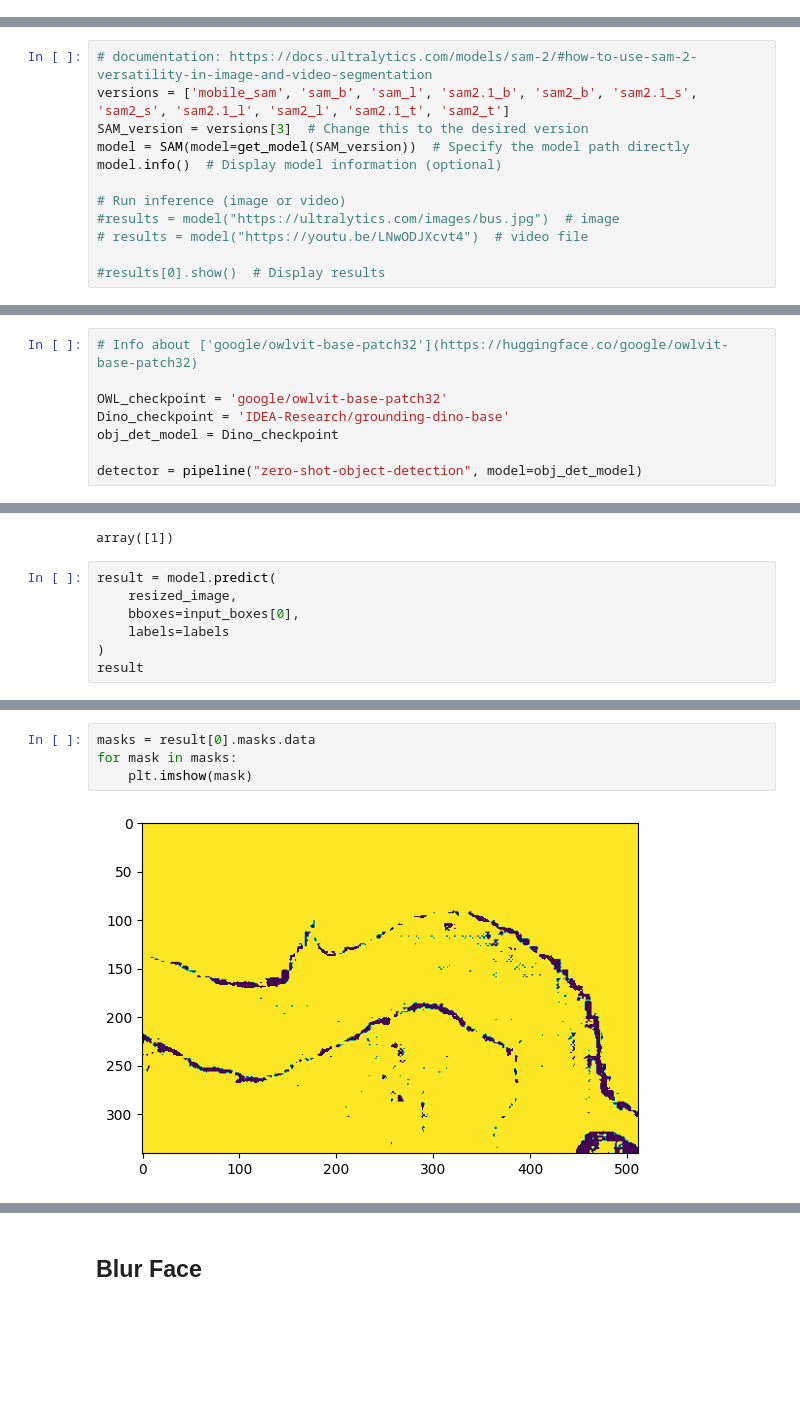
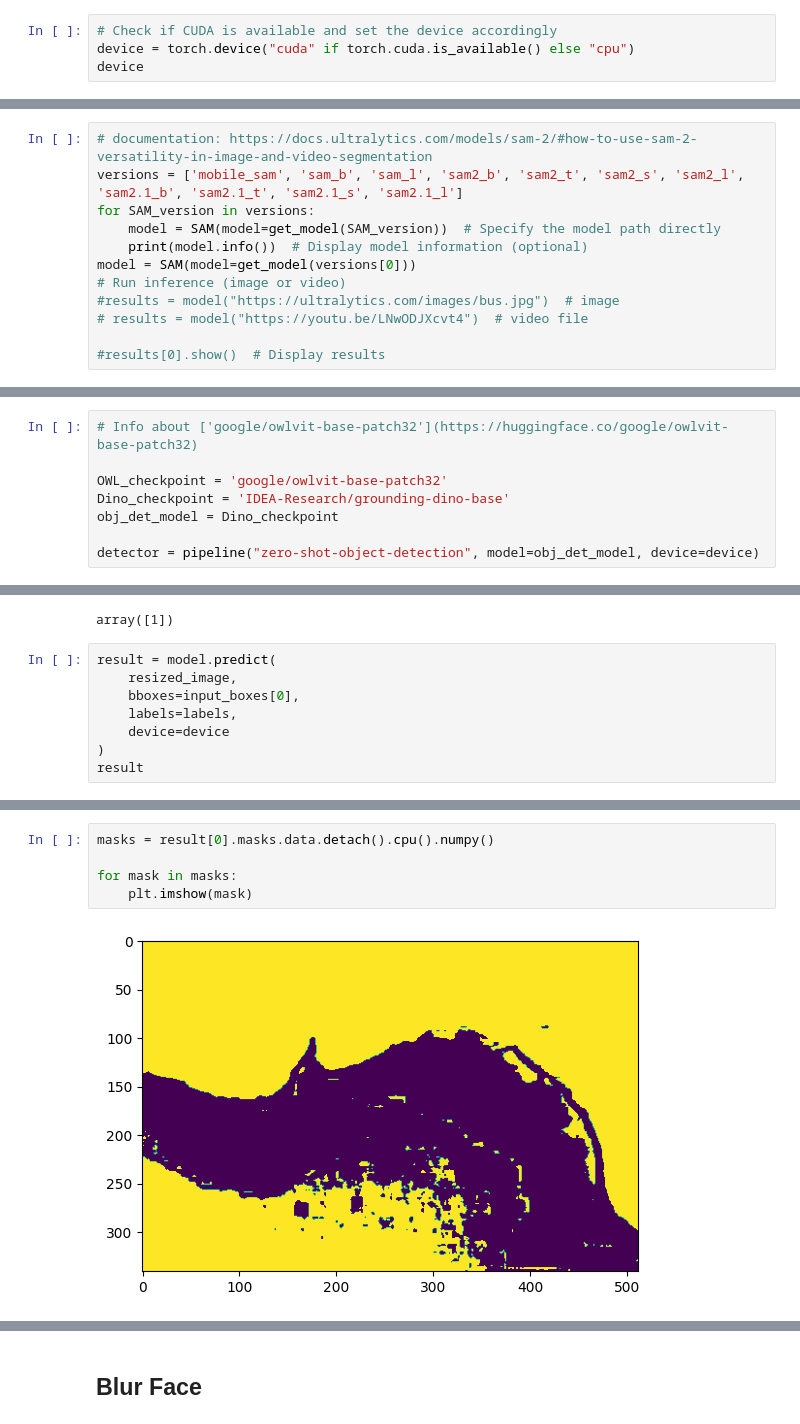
Before and after one commit to lucaspolon1/Prompt-Engineering-for-Vision-Models, a Jupyter notebook: L3/L3_Object_Detection.ipynb, the cells around one changed output, grey strips where cells are left out. Drawn from its saved outputs; the diff is of its cells as text; blank space fills up the shorter version.

```diff
--- a/L3/L3_Object_Detection.ipynb
+++ b/L3/L3_Object_Detection.ipynb
@@ -50,0 +45,4 @@ from utils import get_model
+# %%
+# Check if CUDA is available and set the device accordingly
+device = torch.device("cuda" if torch.cuda.is_available() else "cpu")
+device
@@ -53,11 +53,11 @@ from utils import get_model
 #### SAM Model
 # %%
 # documentation: https://docs.ultralytics.com/models/sam-2/#how-to-use-sam-2-versatility-in-image-and-video-segmentation
-versions = ['mobile_sam', 'sam_b', 'sam_l', 'sam2.1_b', 'sam2_b', 'sam2.1_s', 'sam2_s', 'sam2.1_l', 'sam2_l', 'sam2.1_t', 'sam2_t']
-SAM_version = versions[3]  # Change this to the desired version
-model = SAM(model=get_model(SAM_version))  # Specify the model path directly
-model.info()  # Display model information (optional)
-
+versions = ['mobile_sam', 'sam_b', 'sam_l', 'sam2_b', 'sam2_t', 'sam2_s', 'sam2_l', 'sam2.1_b', 'sam2.1_t', 'sam2.1_s', 'sam2.1_l']
+for SAM_version in versions:
+    model = SAM(model=get_model(SAM_version))  # Specify the model path directly
+    print(model.info())  # Display model information (optional)
+model = SAM(model=get_model(versions[0]))
 # Run inference (image or video)
 #results = model("https://ultralytics.com/images/bus.jpg")  # image
 # results = model("https://youtu.be/LNwODJXcvt4")  # video file
@@ -75,5 +90,5 @@ OWL_checkpoint = 'google/owlvit-base-patch32'
 Dino_checkpoint = 'IDEA-Research/grounding-dino-base'
 obj_det_model = Dino_checkpoint
 
-detector = pipeline("zero-shot-object-detection", model=obj_det_model)
+detector = pipeline("zero-shot-object-detection", model=obj_det_model, device=device)
 # %% [output]
@@ -145,7 +173,8 @@ array([1])
 result = model.predict(
     resized_image,
     bboxes=input_boxes[0],
-    labels=labels
+    labels=labels,
+    device=device
 )
 result
 # %% [output]
@@ -171,9 +217,10 @@ Speed: 9.6ms preprocess, 3142.4ms inference, 22.3ms postprocess per image at sha
 # %%
-masks = result[0].masks.data
+masks = result[0].masks.data.detach().cpu().numpy()
+
 for mask in masks:
     plt.imshow(mask)
 # %% [output]
-[figure, old version]
+[figure, new version]
 # %%
 # Visualize the masks
 show_masks_on_image(
```
Also changed, not shown: parts of 14 cells of this notebook, 4 other files.
